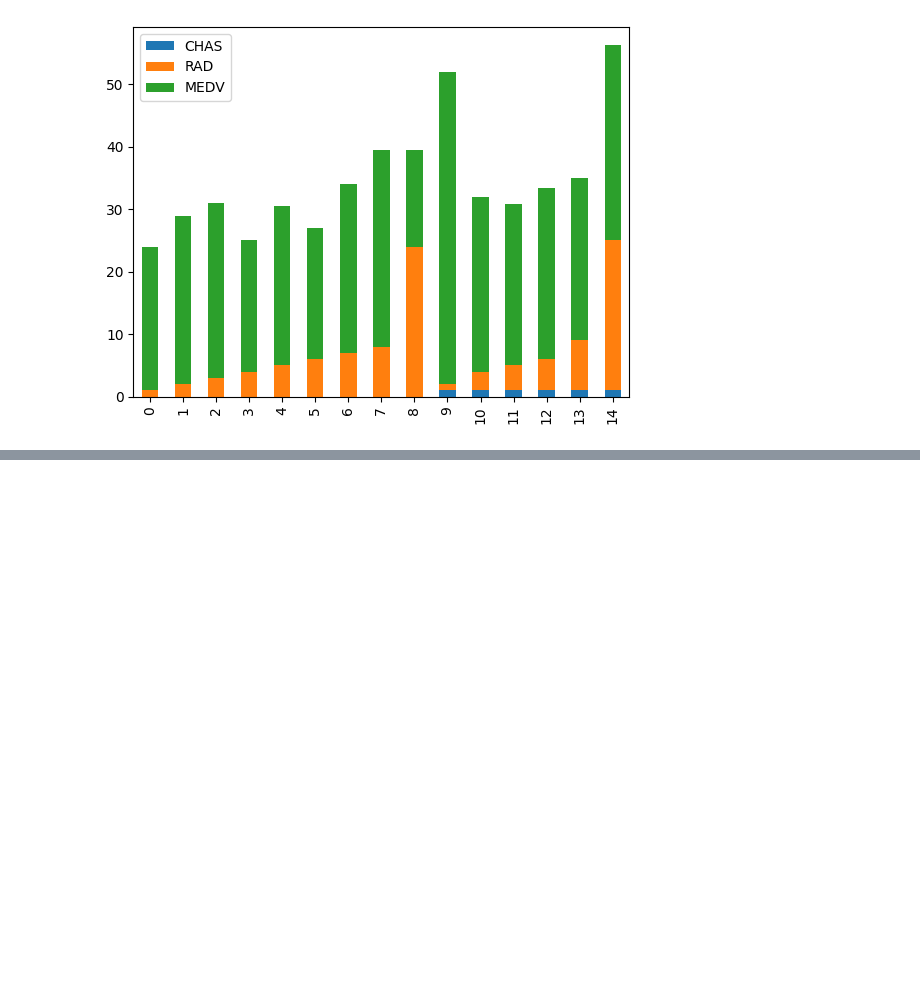
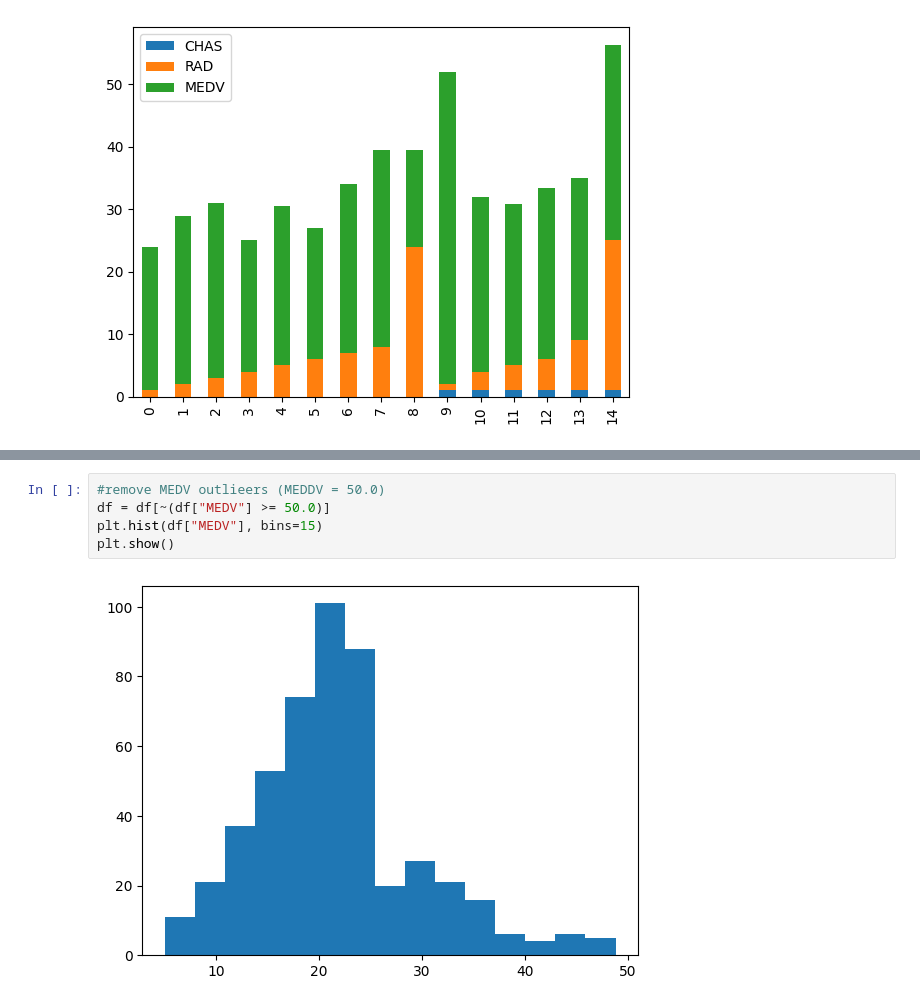
Before and after one commit to SoheilBadri2000/DataScience1, a Jupyter notebook: 2.ipynb, the cells around one changed output, grey strips where cells are left out. Drawn from its saved outputs; the diff is of its cells as text; blank space fills up the shorter version.

```diff
--- a/2.ipynb
+++ b/2.ipynb
@@ -113,0 +155,7 @@ data.plot(kind="bar", stacked=True)
+# %%
+#remove MEDV outlieers (MEDDV = 50.0)
+df = df[~(df["MEDV"] >= 50.0)]
+plt.hist(df["MEDV"], bins=15)
+plt.show()
+# %% [output]
+[figure, added]
```
Also changed, not shown: parts of 7 cells of this notebook.
